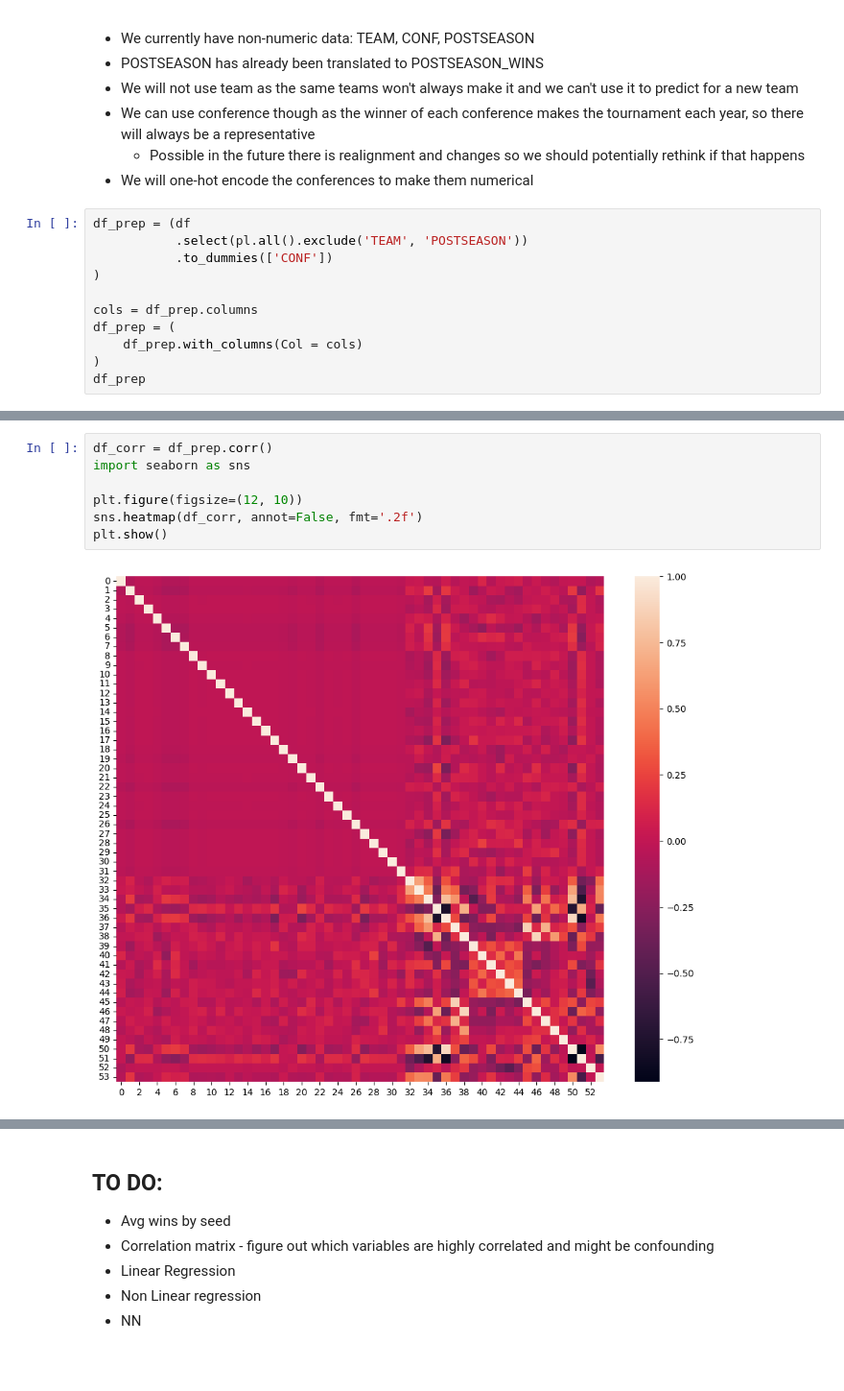
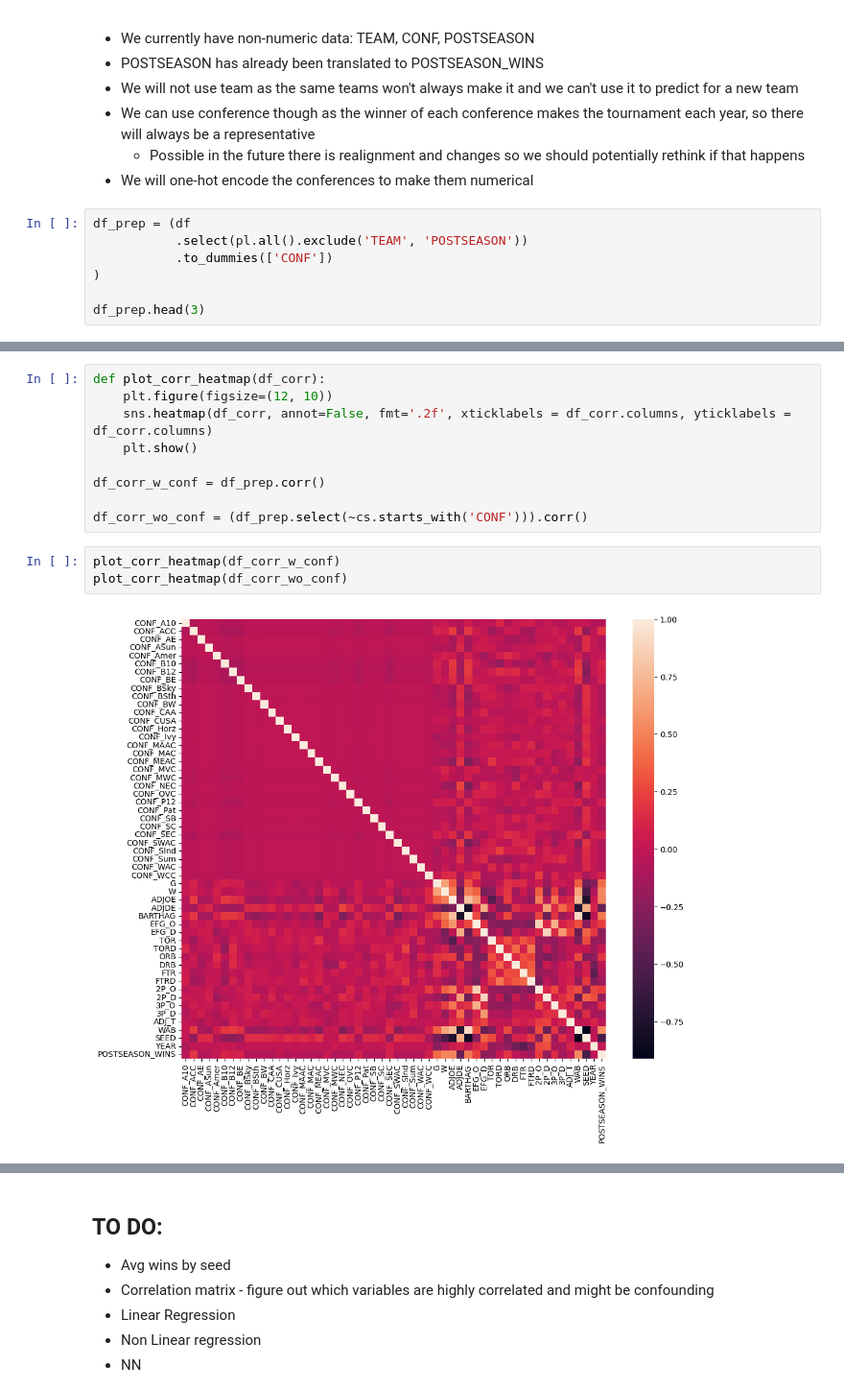
Before and after one commit to ryan-algier/basketball_bracket, a Jupyter notebook: code/data_prep.ipynb, the cells around one changed output, grey strips where cells are left out. Shown at 96% size. Cells and saved outputs as stored; diff of their text form; blank space fills up the shorter version.

```diff
--- a/code/data_prep.ipynb
+++ b/code/data_prep.ipynb
@@ -57,9 +64,5 @@ df_prep = (df
            .to_dummies(['CONF'])
 )
 
-cols = df_prep.columns
-df_prep = (
-    df_prep.with_columns(Col = cols)
-)
-df_prep
+df_prep.head(3)
 # %% [output]
@@ -98,9 +79,14 @@ shape: (55, 1)
+# %%
+def plot_corr_heatmap(df_corr):
+    plt.figure(figsize=(12, 10))
+    sns.heatmap(df_corr, annot=False, fmt='.2f', xticklabels = df_corr.columns, yticklabels = df_corr.columns)
+    plt.show()
+
+df_corr_w_conf = df_prep.corr()
+
+df_corr_wo_conf = (df_prep.select(~cs.starts_with('CONF'))).corr()
 # %%
-df_corr = df_prep.corr()
-import seaborn as sns
-
-plt.figure(figsize=(12, 10))
-sns.heatmap(df_corr, annot=False, fmt='.2f')
-plt.show()
+plot_corr_heatmap(df_corr_w_conf)
+plot_corr_heatmap(df_corr_wo_conf)
 # %% [output]
-[figure, old version]
+[figure, new version]
```
Also changed, not shown: parts of 10 cells of this notebook, 2 other files.
